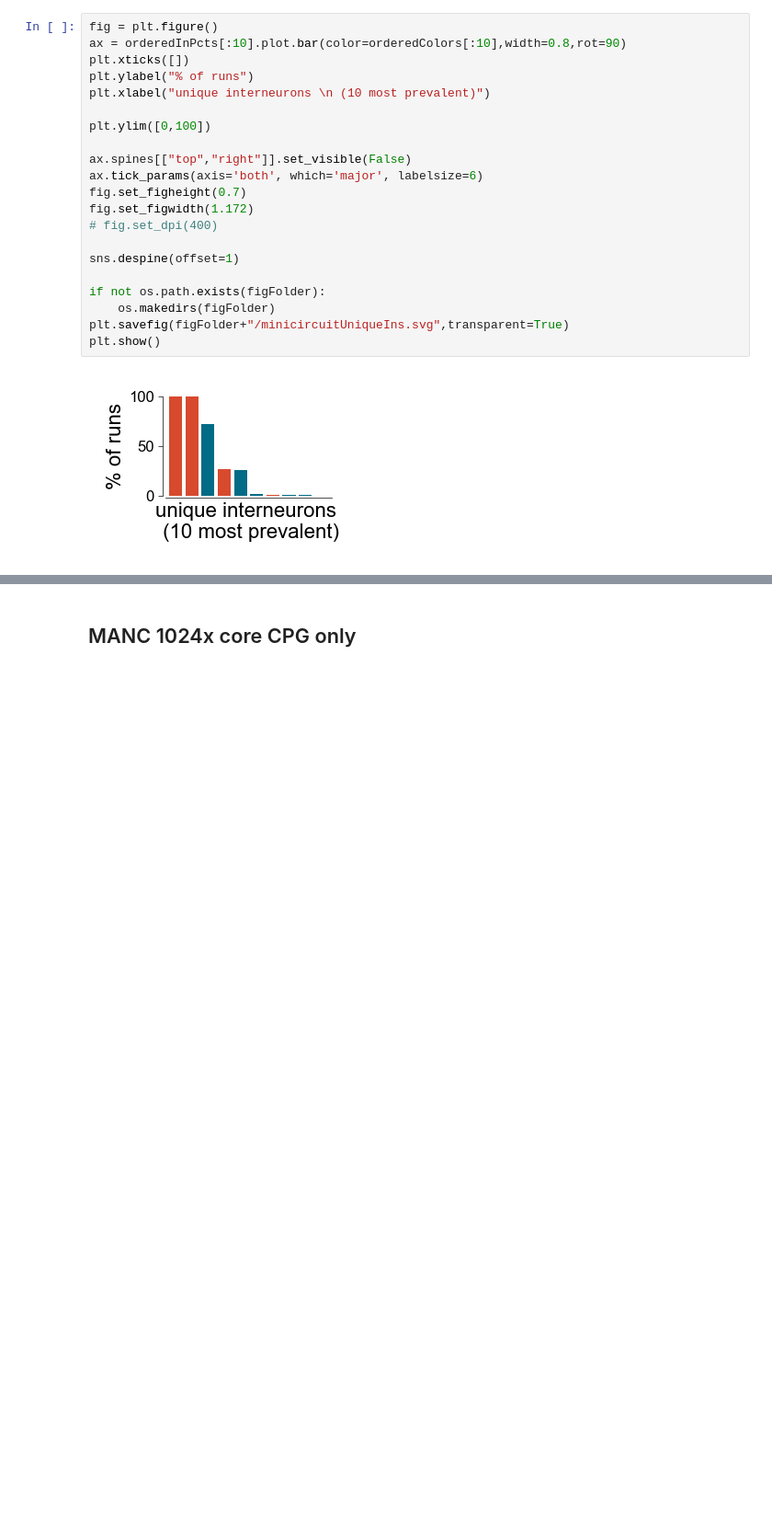
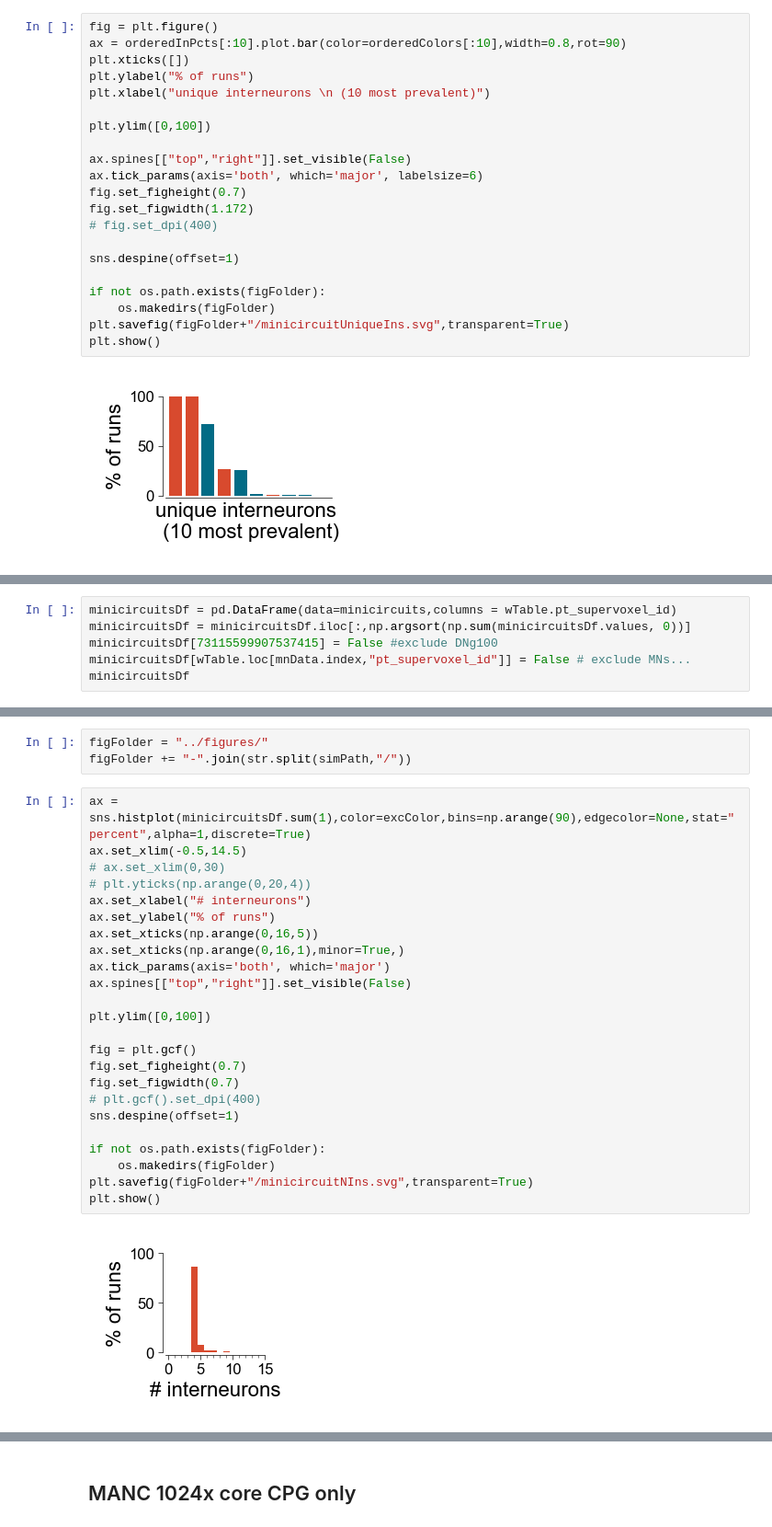
Before and after one commit to smpuglie/Pugliese_cpg_2025, a Jupyter notebook: notebooks/Figure 3.ipynb, the cells around one changed output, grey strips where cells are left out. Shown at 92% size. Drawn from its saved outputs; the diff is of its cells as text; blank space fills up the shorter version.

```diff
--- a/notebooks/Figure 3.ipynb
+++ b/notebooks/Figure 3.ipynb
@@ -159,0 +184,6 @@ plt.show()
+# %%
+minicircuitsDf = pd.DataFrame(data=minicircuits,columns = wTable.pt_supervoxel_id)
+minicircuitsDf = minicircuitsDf.iloc[:,np.argsort(np.sum(minicircuitsDf.values, 0))]
+minicircuitsDf[73115599907537415] = False #exclude DNg100
+minicircuitsDf[wTable.loc[mnData.index,"pt_supervoxel_id"]] = False # exclude MNs...
+minicircuitsDf
@@ -159,0 +204,29 @@ plt.show()
+# %%
+figFolder = "../figures/"
+figFolder += "-".join(str.split(simPath,"/"))
+# %%
+ax = sns.histplot(minicircuitsDf.sum(1),color=excColor,bins=np.arange(90),edgecolor=None,stat="percent",alpha=1,discrete=True)
+ax.set_xlim(-0.5,14.5)
+# ax.set_xlim(0,30)
+# plt.yticks(np.arange(0,20,4))
+ax.set_xlabel("# interneurons")
+ax.set_ylabel("% of runs")
+ax.set_xticks(np.arange(0,16,5))
+ax.set_xticks(np.arange(0,16,1),minor=True,)
+ax.tick_params(axis='both', which='major')
+ax.spines[["top","right"]].set_visible(False)
+
+plt.ylim([0,100])
+
+fig = plt.gcf()
+fig.set_figheight(0.7)
+fig.set_figwidth(0.7)
+# plt.gcf().set_dpi(400)
+sns.despine(offset=1)
+
+if not os.path.exists(figFolder):
+    os.makedirs(figFolder)
+plt.savefig(figFolder+"/minicircuitNIns.svg",transparent=True)
+plt.show()
+# %% [output]
+[figure, added]
```
Also changed, not shown: parts of 21 cells of this notebook, 28 other files.
